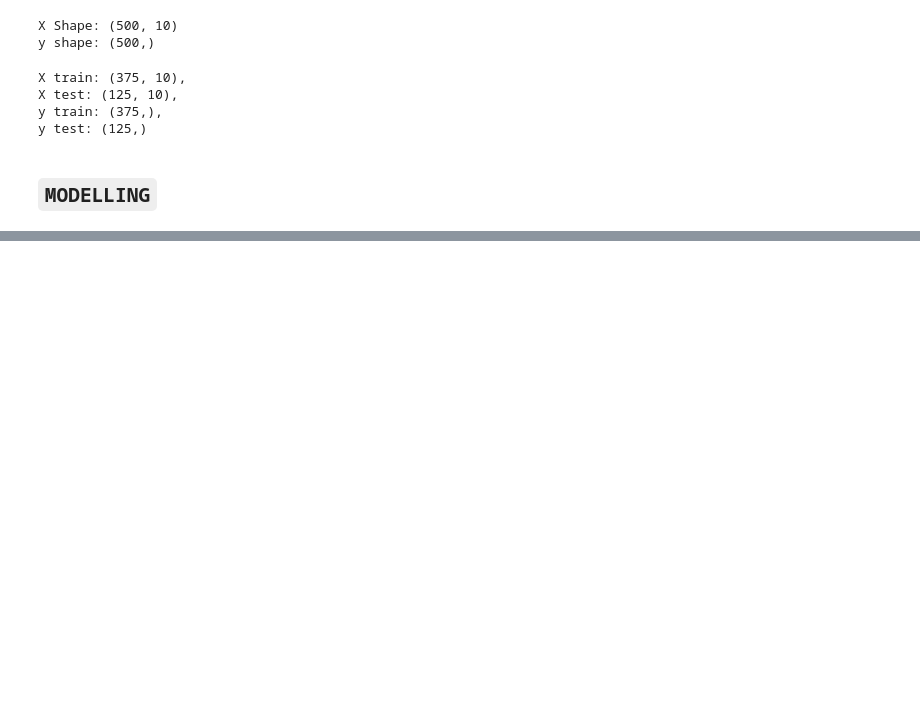
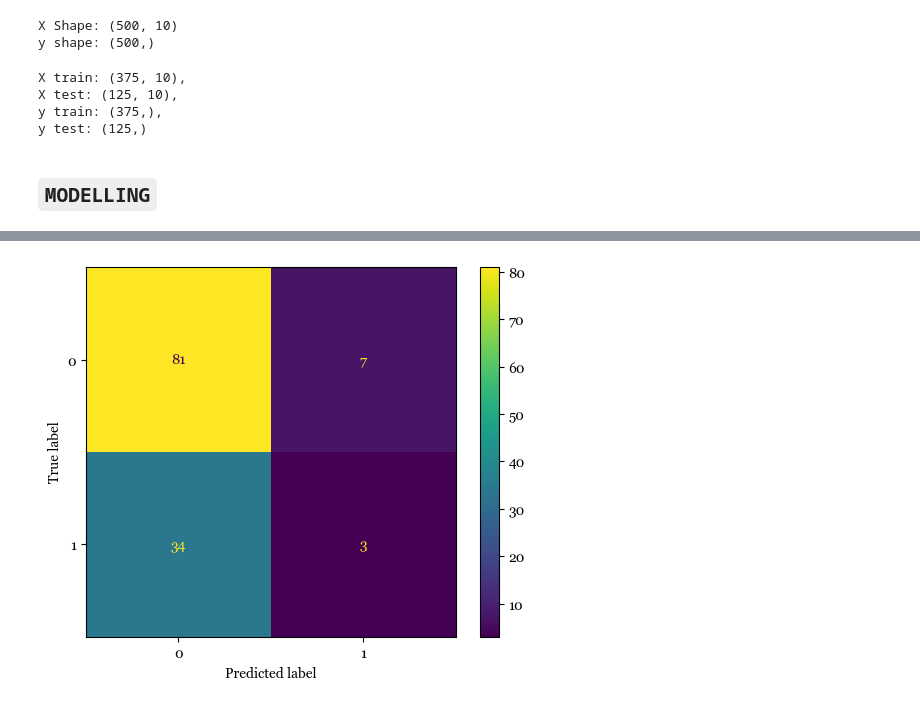
Before and after one commit to murithidenisgitobu/PATIENT-CHURN-PREDICTION, a Jupyter notebook: Patient_Churn_Notebook.ipynb, the cells around one changed output, grey strips where cells are left out. Drawn from its saved outputs; the diff is of its cells as text; code cells hidden in the pictures; blank space fills up the shorter version.

Commit message:
Gradient Classifier Trained

```diff
--- a/Patient_Churn_Notebook.ipynb
+++ b/Patient_Churn_Notebook.ipynb
@@ -381,10 +384,10 @@ for use in the pipeline in the next steps
 below"""
 
 # Get numerical columns
-num_cols = X.select_dtypes(include=np.number)
+num_cols = X.select_dtypes(include=np.number).columns
 
 # Get categorical columns
-cat_cols = X.select_dtypes(include="O")
+cat_cols = X.select_dtypes(include="O").columns
 # %% [markdown]
 ## **`MODELLING`**
 # %%
@@ -546,0 +547,15 @@ ColumnTransformer(transformers=[('num_pipe',
+# %%
+# Add Gradient Boosting Estimator to the pipeline
+gradient_classifier = Pipeline(steps=[
+    ("transformer", transformer),
+    ("gradient_boost", GradientBoostingClassifier())
+])
+
+# Fit the training data to the model
+gradient_classifier.fit(X_train, y_train)
+
+# Make predictions with the model and save them
+y_pred = gradient_classifier.predict(X_test)
+
+# Print classification report to determine the model perfomanve
+print(classification_report(y_test, y_pred))
@@ -546,0 +571,8 @@ ColumnTransformer(transformers=[('num_pipe',
+# %%
+# Display confusion matrix to visualize model perfomance
+cm = confusion_matrix(y_test, y_pred)
+disp = ConfusionMatrixDisplay(confusion_matrix=cm)
+disp.plot()
+plt.show()
+# %% [output]
+[figure, added]
```
Also changed, not shown: parts of 4 cells of this notebook.
